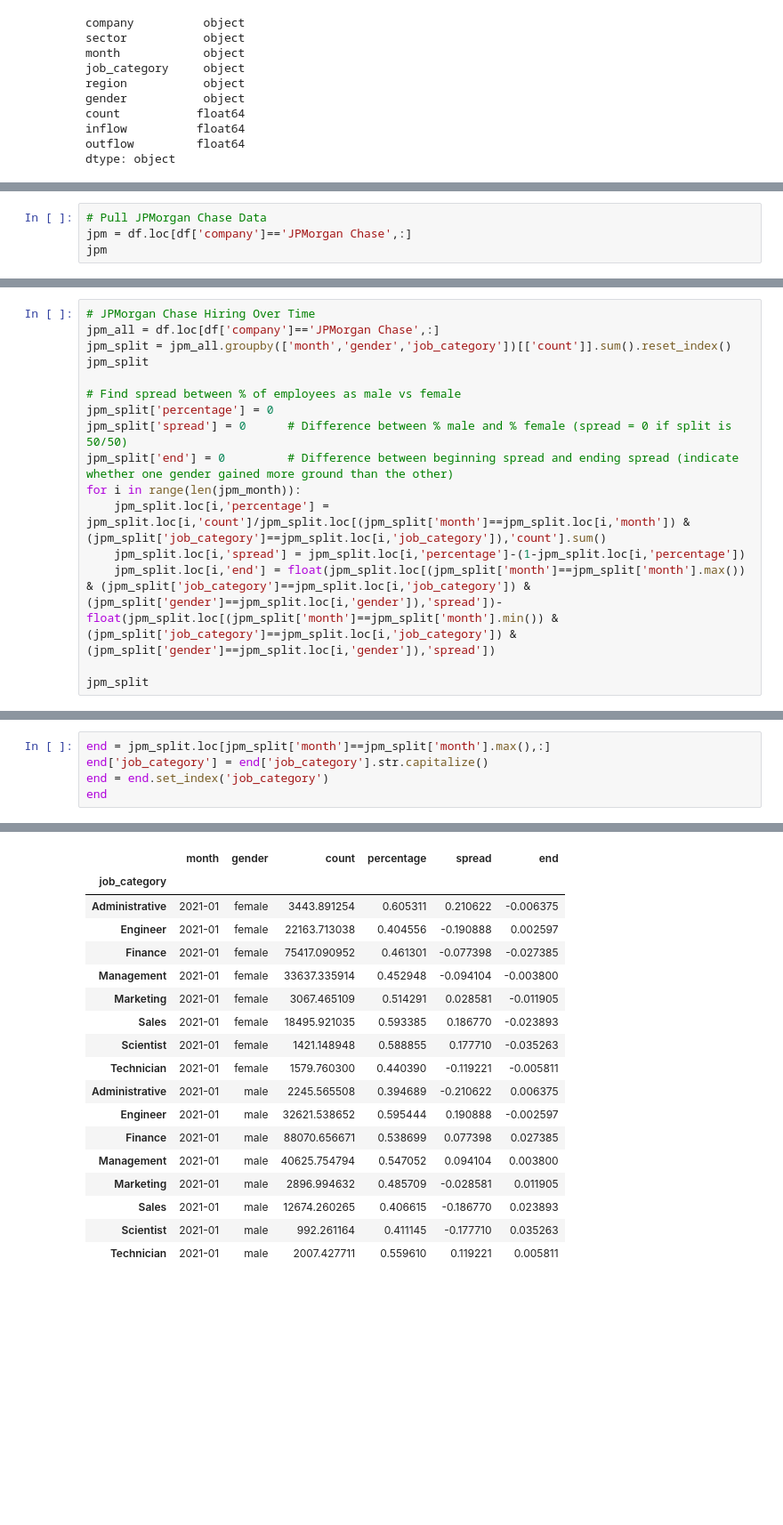
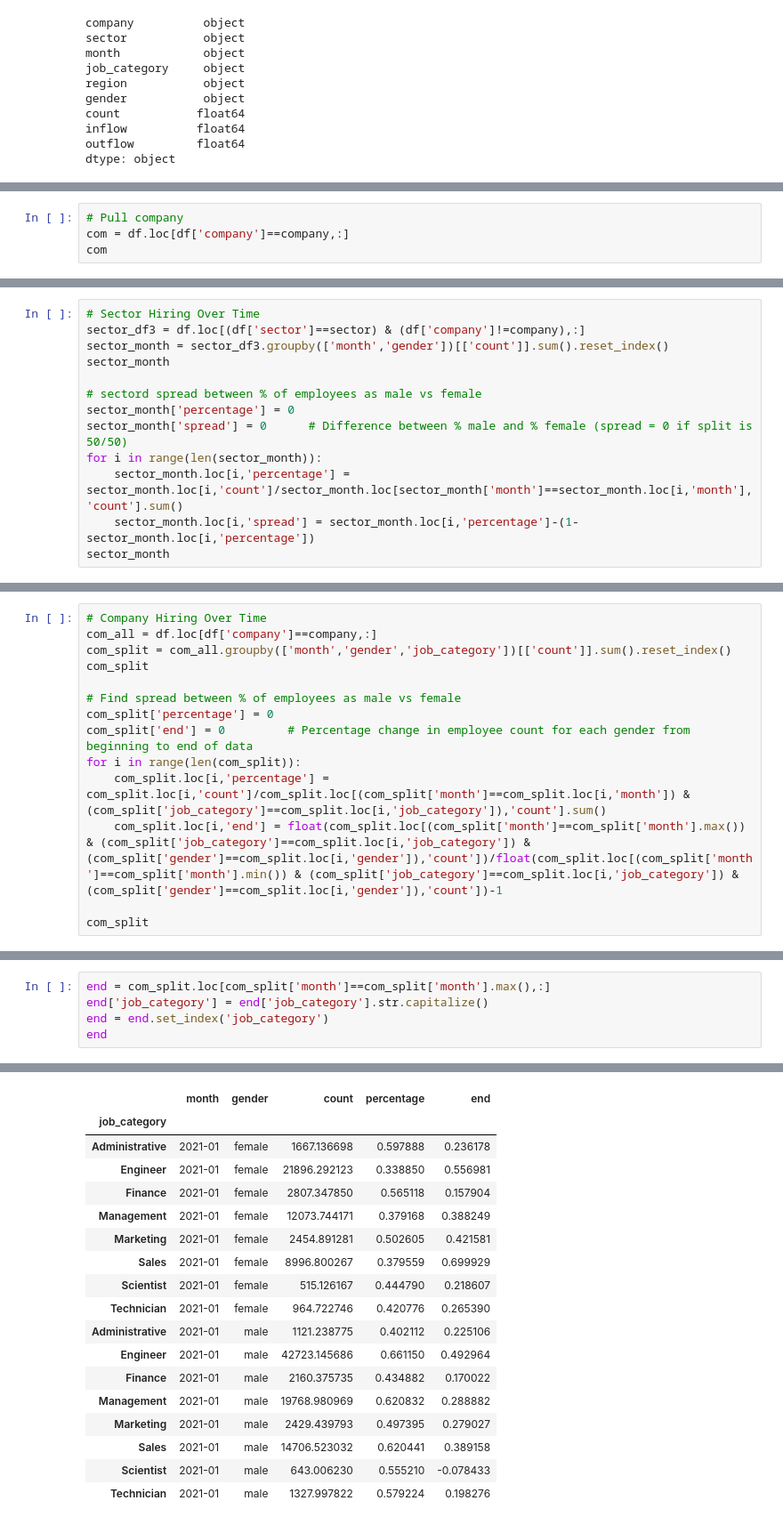
Before and after one commit to Garima2505/Data-Bookcamp-Project, a Jupyter notebook: Daniel Abboudi-Midterm Project.ipynb, the cells around one changed output, grey strips where cells are left out. Shown: that part at 89% size. Saved outputs shown, nothing was run; the diff lists cells and outputs as text; blank space fills up the shorter version.

```diff
--- a/Daniel Abboudi-Midterm Project.ipynb
+++ b/Daniel Abboudi-Midterm Project.ipynb
@@ -61,6 +67,6 @@ dtype: object
 # %%
-# Pull JPMorgan Chase Data
-jpm = df.loc[df['company']=='JPMorgan Chase',:]
-jpm
+# Pull company
+com = df.loc[df['company']==company,:]
+com
 # %% [output]
 |  | company | sector | month | job_category | region | gender | count | inflow | outflow |
@@ -252 +257,14 @@ female
 109 rows × 5 columns
+# %%
+# Sector Hiring Over Time
+sector_df3 = df.loc[(df['sector']==sector) & (df['company']!=company),:]
+sector_month = sector_df3.groupby(['month','gender'])[['count']].sum().reset_index()
+sector_month
+
+# sectord spread between % of employees as male vs female
+sector_month['percentage'] = 0
+sector_month['spread'] = 0      # Difference between % male and % female (spread = 0 if split is 50/50)
+for i in range(len(sector_month)):
+    sector_month.loc[i,'percentage'] = sector_month.loc[i,'count']/sector_month.loc[sector_month['month']==sector_month.loc[i,'month'],'count'].sum()
+    sector_month.loc[i,'spread'] = sector_month.loc[i,'percentage']-(1-sector_month.loc[i,'percentage'])
+sector_month
@@ -267,17 +302,15 @@ plt.show()
 # %%
-# JPMorgan Chase Hiring Over Time
-jpm_all = df.loc[df['company']=='JPMorgan Chase',:]
-jpm_split = jpm_all.groupby(['month','gender','job_category'])[['count']].sum().reset_index()
-jpm_split
+# Company Hiring Over Time
+com_all = df.loc[df['company']==company,:]
+com_split = com_all.groupby(['month','gender','job_category'])[['count']].sum().reset_index()
+com_split
 
 # Find spread between % of employees as male vs female
-jpm_split['percentage'] = 0
-jpm_split['spread'] = 0      # Difference between % male and % female (spread = 0 if split is 50/50)
-jpm_split['end'] = 0         # Difference between beginning spread and ending spread (indicate whether one gender gained more ground than the other)
-for i in range(len(jpm_month)):
-    jpm_split.loc[i,'percentage'] = jpm_split.loc[i,'count']/jpm_split.loc[(jpm_split['month']==jpm_split.loc[i,'month']) & (jpm_split['job_category']==jpm_split.loc[i,'job_category']),'count'].sum()
-    jpm_split.loc[i,'spread'] = jpm_split.loc[i,'percentage']-(1-jpm_split.loc[i,'percentage'])
-    jpm_split.loc[i,'end'] = float(jpm_split.loc[(jpm_split['month']==jpm_split['month'].max()) & (jpm_split['job_category']==jpm_split.loc[i,'job_category']) & (jpm_split['gender']==jpm_split.loc[i,'gender']),'spread'])-float(jpm_split.loc[(jpm_split['month']==jpm_split['month'].min()) & (jpm_split['job_category']==jpm_split.loc[i,'job_category']) & (jpm_split['gender']==jpm_split.loc[i,'gender']),'spread'])
+com_split['percentage'] = 0
+com_split['end'] = 0         # Percentage change in employee count for each gender from beginning to end of data
+for i in range(len(com_split)):
+    com_split.loc[i,'percentage'] = com_split.loc[i,'count']/com_split.loc[(com_split['month']==com_split.loc[i,'month']) & (com_split['job_category']==com_split.loc[i,'job_category']),'count'].sum()
+    com_split.loc[i,'end'] = float(com_split.loc[(com_split['month']==com_split['month'].max()) & (com_split['job_category']==com_split.loc[i,'job_category']) & (com_split['gender']==com_split.loc[i,'gender']),'count'])/float(com_split.loc[(com_split['month']==com_split['month'].min()) & (com_split['job_category']==com_split.loc[i,'job_category']) & (com_split['gender']==com_split.loc[i,'gender']),'count'])-1
 
-jpm_split
+com_split
 # %% [output]
@@ -297,29 +330,29 @@ jpm_split
 # %%
-end = jpm_split.loc[jpm_split['month']==jpm_split['month'].max(),:]
+end = com_split.loc[com_split['month']==com_split['month'].max(),:]
 end['job_category'] = end['job_category'].str.capitalize()
 end = end.set_index('job_category')
 end
 # %% [output]
 A value is trying to be set on a copy of a slice from a DataFrame.
 Try using .loc[row_indexer,col_indexer] = value instead
 
 See the caveats in the documentation: https://pandas.pydata.org/pandas-docs/stable/user_guide/indexing.html#returning-a-view-versus-a-copy
   end['job_category'] = end['job_category'].str.capitalize()
-|  | month | gender | count | percentage | spread | end |
-| job_category |  |  |  |  |  |  |
-| Administrative | 2021-01 | female | 3443.891254 | 0.605311 | 0.210622 | -0.006375 |
-| Engineer | 2021-01 | female | 22163.713038 | 0.404556 | -0.190888 | 0.002597 |
-| Finance | 2021-01 | female | 75417.090952 | 0.461301 | -0.077398 | -0.027385 |
-| Management | 2021-01 | female | 33637.335914 | 0.452948 | -0.094104 | -0.003800 |
-| Marketing | 2021-01 | female | 3067.465109 | 0.514291 | 0.028581 | -0.011905 |
-| Sales | 2021-01 | female | 18495.921035 | 0.593385 | 0.186770 | -0.023893 |
-| Scientist | 2021-01 | female | 1421.148948 | 0.588855 | 0.177710 | -0.035263 |
-| Technician | 2021-01 | female | 1579.760300 | 0.440390 | -0.119221 | -0.005811 |
-| Administrative | 2021-01 | male | 2245.565508 | 0.394689 | -0.210622 | 0.006375 |
-| Engineer | 2021-01 | male | 32621.538652 | 0.595444 | 0.190888 | -0.002597 |
-| Finance | 2021-01 | male | 88070.656671 | 0.538699 | 0.077398 | 0.027385 |
-| Management | 2021-01 | male | 40625.754794 | 0.547052 | 0.094104 | 0.003800 |
-| Marketing | 2021-01 | male | 2896.994632 | 0.485709 | -0.028581 | 0.011905 |
-| Sales | 2021-01 | male | 12674.260265 | 0.406615 | -0.186770 | 0.023893 |
-| Scientist | 2021-01 | male | 992.261164 | 0.411145 | -0.177710 | 0.035263 |
-| Technician | 2021-01 | male | 2007.427711 | 0.559610 | 0.119221 | 0.005811 |
+|  | month | gender | count | percentage | end |
+| job_category |  |  |  |  |  |
+| Administrative | 2021-01 | female | 1667.136698 | 0.597888 | 0.236178 |
+| Engineer | 2021-01 | female | 21896.292123 | 0.338850 | 0.556981 |
+| Finance | 2021-01 | female | 2807.347850 | 0.565118 | 0.157904 |
+| Management | 2021-01 | female | 12073.744171 | 0.379168 | 0.388249 |
+| Marketing | 2021-01 | female | 2454.891281 | 0.502605 | 0.421581 |
+| Sales | 2021-01 | female | 8996.800267 | 0.379559 | 0.699929 |
+| Scientist | 2021-01 | female | 515.126167 | 0.444790 | 0.218607 |
+| Technician | 2021-01 | female | 964.722746 | 0.420776 | 0.265390 |
+| Administrative | 2021-01 | male | 1121.238775 | 0.402112 | 0.225106 |
+| Engineer | 2021-01 | male | 42723.145686 | 0.661150 | 0.492964 |
+| Finance | 2021-01 | male | 2160.375735 | 0.434882 | 0.170022 |
+| Management | 2021-01 | male | 19768.980969 | 0.620832 | 0.288882 |
+| Marketing | 2021-01 | male | 2429.439793 | 0.497395 | 0.279027 |
+| Sales | 2021-01 | male | 14706.523032 | 0.620441 | 0.389158 |
+| Scientist | 2021-01 | male | 643.006230 | 0.555210 | -0.078433 |
+| Technician | 2021-01 | male | 1327.997822 | 0.579224 | 0.198276 |
```
Also changed, not shown: parts of 21 cells of this notebook.
